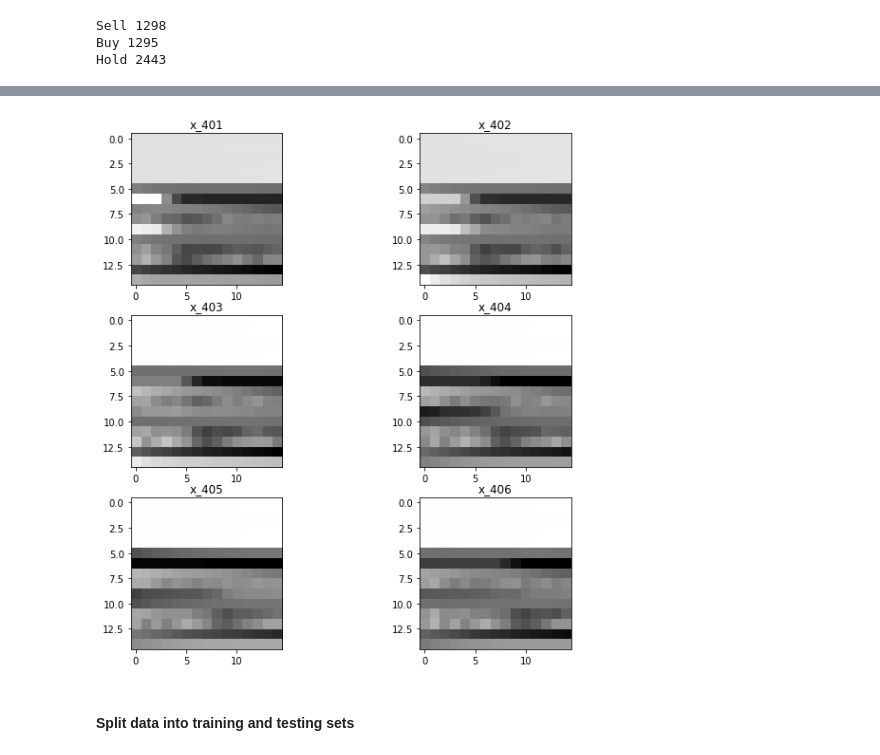
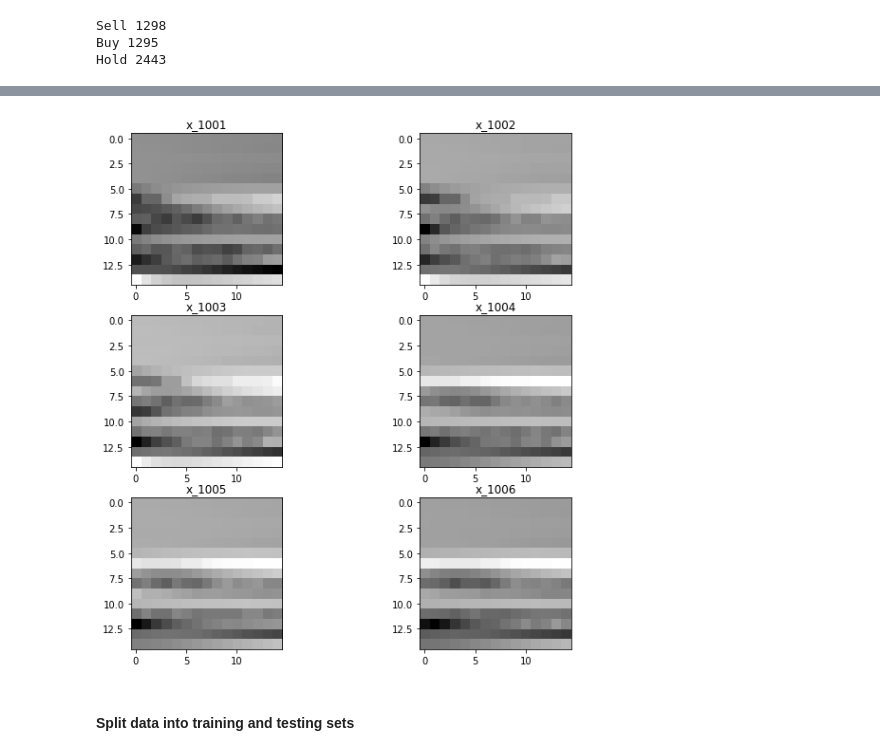
Before and after one commit to fakhryfernanda/deeplearning-tugas, a Jupyter notebook: tugas3/model_train.ipynb, the cells around one changed output, grey strips where cells are left out. Cells and saved outputs as stored; diff of their text form; code cells hidden in the pictures.

```diff
--- a/tugas3/model_train.ipynb
+++ b/tugas3/model_train.ipynb
@@ -90,7 +117,9 @@ df.describe()
 # %%
 # Create labels as per algorithm
 
-labels = create_labels(df, window_size=3)
+WIN_SIZE = 3
+
+labels = create_labels(df, window_size=WIN_SIZE)
 df["labels"] = labels.astype(int)
 df
 # %% [output]
@@ -148,19 +162,19 @@ x_reshaped = reshape_data(x_norm, shape[0], shape[1])
 # %%
 ### Show data as images
 
 w = 10
 h = 10
 
 fig = plt.figure(figsize=(w, h))
 for i in range(1, 7):
     fig.add_subplot(3, 2, i)
-    img = x_reshaped[i+400]
-    plt.title(f"x_{i+400}")
+    img = x_reshaped[i+1000]
+    plt.title(f"x_{i+1000}")
     plt.imshow(img, cmap="binary")
 
 plt.show()
 # %% [output]
-[figure, old version]
+[figure, new version]
 # %% [markdown]
 #### Split data into training and testing sets
 # %%
```
Also changed, not shown: parts of 22 cells of this notebook, 2 other files.
